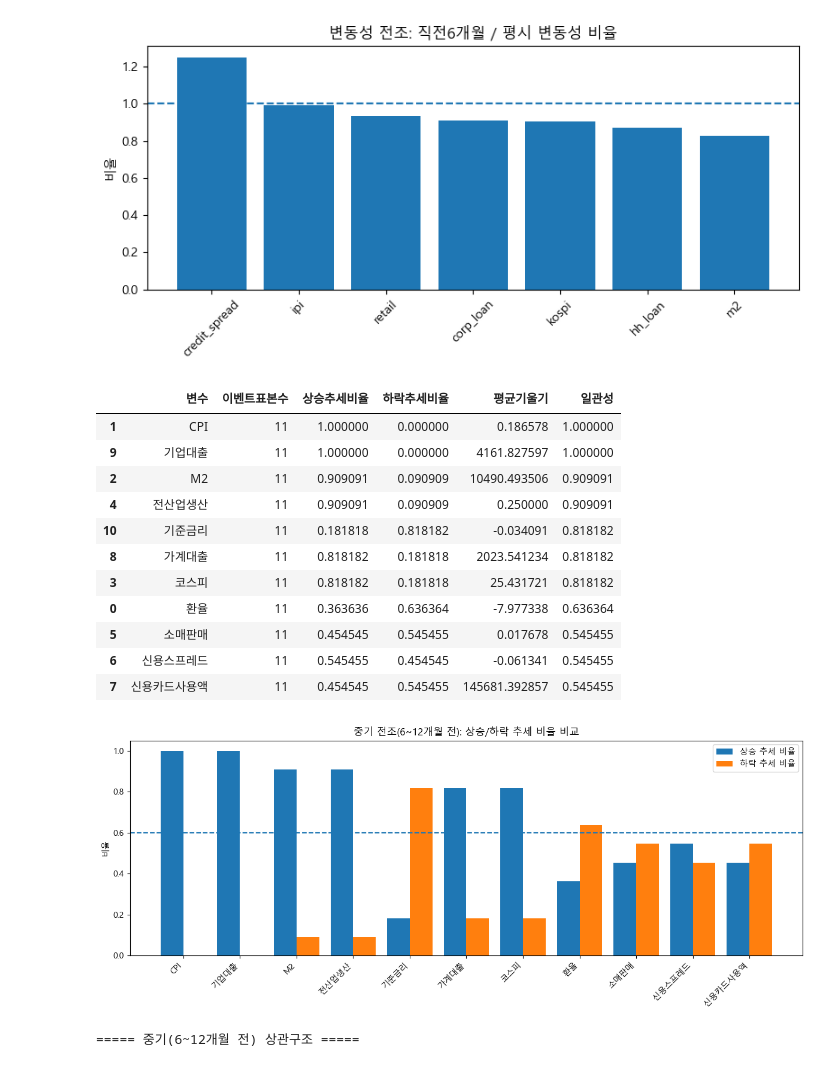
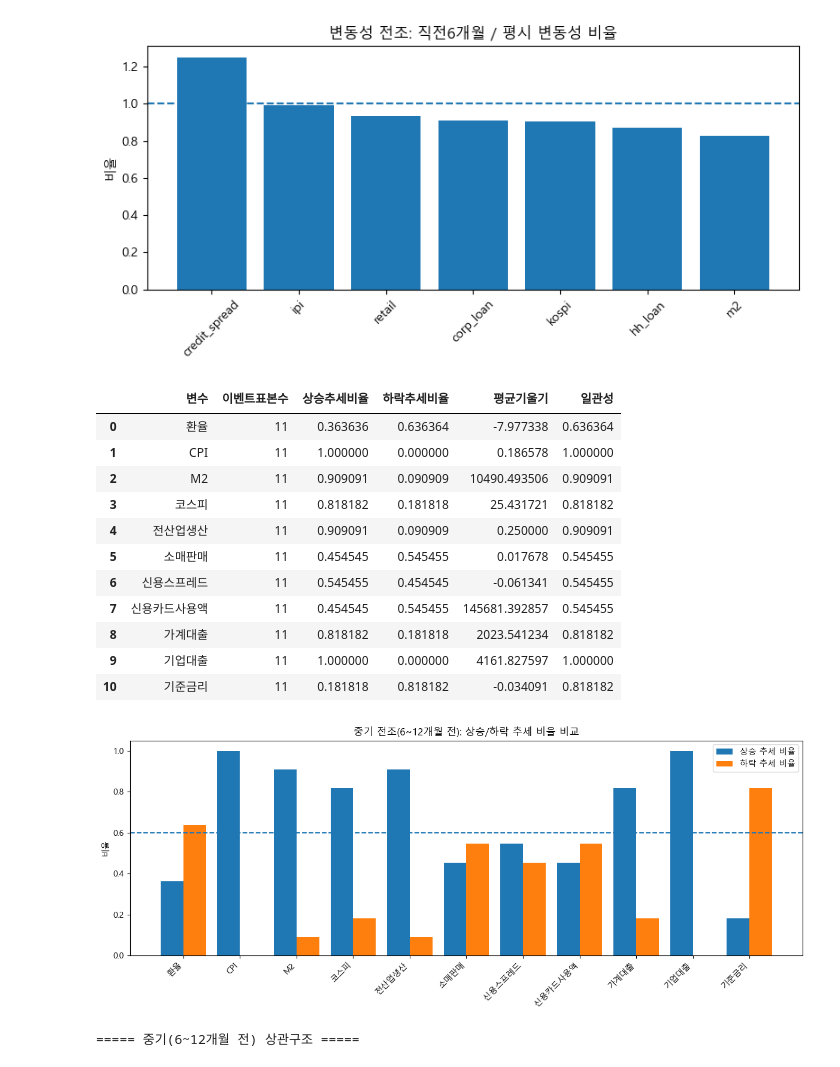
Before and after one commit to yoonsung1/final-project, a Jupyter notebook: 가은/전조증상.ipynb, the cells around one changed output. Saved outputs shown, nothing was run; the diff lists cells and outputs as text; code cells hidden in the pictures.

```diff
--- a/가은/전조증상.ipynb
+++ b/가은/전조증상.ipynb
@@ -475,6 +504,7 @@ plt.show()
 # %%
 # ============================================================
 # [중기 전조 1단계] 추세 분석: t-12 ~ t-6
+# - ✅ x축(변수) 순서: 단기와 동일하게 FIXED_ORDER 기준으로 고정
 # ============================================================
 
 WINDOW_MID = [-12, -11, -10, -9, -8, -7, -6]
@@ -504,61 +534,70 @@ for name in VARS.keys():
         continue
     rows_mid.append({
         "변수": name,
-        "이벤트표본수": len(arr),
-        "상승추세비율": (arr > 0).mean(),
-        "하락추세비율": (arr < 0).mean(),
-        "평균기울기": np.mean(arr),
+        "이벤트표본수": int(len(arr)),
+        "상승추세비율": float((arr > 0).mean()),
+        "하락추세비율": float((arr < 0).mean()),
+        "평균기울기": float(np.mean(arr)),
     })
 
 slope_mid_summary = pd.DataFrame(rows_mid)
 slope_mid_summary["일관성"] = slope_mid_summary[
-    ["상승추세비율","하락추세비율"]
+    ["상승추세비율", "하락추세비율"]
 ].max(axis=1)
 
-slope_mid_summary = slope_mid_summary.sort_values(
-    "일관성", ascending=False
+# -----------------------------
+# ✅ FIXED_ORDER 기준으로 재정렬 (단기 x축과 동일하게 고정)
+#   - 단기 코드에서 FIXED_ORDER를 이미 만들었으면 그대로 사용됨
+# -----------------------------
+slope_mid_summary = (
+    slope_mid_summary
+    .set_index("변수")
+    .reindex(FIXED_ORDER)
+    .dropna(how="all")
+    .reset_index()
 )
 
 display(slope_mid_summary)
 
-# 시각화 (✅ 상승/하락 같이)
+# -----------------------------
+# 시각화 (✅ 상승/하락 같이) - x축 순서 FIXED_ORDER 유지
+# -----------------------------
 plot_df = slope_mid_summary.copy()
-plot_df = plot_df.sort_values("일관성", ascending=False)
 
 labels = plot_df["변수"].tolist()
 up = plot_df["상승추세비율"].values
 down = plot_df["하락추세비율"].values
 
 x = np.arange(len(labels))
 w = 0.4
 
 plt.figure(figsize=(12,5))
 plt.bar(x - w/2, up, width=w, label="상승 추세 비율")
 plt.bar(x + w/2, down, width=w, label="하락 추세 비율")
 
 plt.axhline(0.6, linestyle="--")  # 필요 없으면 지워도 됨
 
 plt.xticks(x, labels, rotation=45, ha="right")
 plt.ylim(0, 1.05)
 plt.title("중기 전조(6~12개월 전): 상승/하락 추세 비율 비교")
 plt.ylabel("비율")
 plt.legend()
 plt.tight_layout()
 plt.show()
 # %% [output]
 |  | 변수 | 이벤트표본수 | 상승추세비율 | 하락추세비율 | 평균기울기 | 일관성 |
+| 0 | 환율 | 11 | 0.363636 | 0.636364 | -7.977338 | 0.636364 |
 | 1 | CPI | 11 | 1.000000 | 0.000000 | 0.186578 | 1.000000 |
-| 9 | 기업대출 | 11 | 1.000000 | 0.000000 | 4161.827597 | 1.000000 |
 | 2 | M2 | 11 | 0.909091 | 0.090909 | 10490.493506 | 0.909091 |
+| 3 | 코스피 | 11 | 0.818182 | 0.181818 | 25.431721 | 0.818182 |
 | 4 | 전산업생산 | 11 | 0.909091 | 0.090909 | 0.250000 | 0.909091 |
-| 10 | 기준금리 | 11 | 0.181818 | 0.818182 | -0.034091 | 0.818182 |
-| 8 | 가계대출 | 11 | 0.818182 | 0.181818 | 2023.541234 | 0.818182 |
-| 3 | 코스피 | 11 | 0.818182 | 0.181818 | 25.431721 | 0.818182 |
-| 0 | 환율 | 11 | 0.363636 | 0.636364 | -7.977338 | 0.636364 |
 | 5 | 소매판매 | 11 | 0.454545 | 0.545455 | 0.017678 | 0.545455 |
 | 6 | 신용스프레드 | 11 | 0.545455 | 0.454545 | -0.061341 | 0.545455 |
 | 7 | 신용카드사용액 | 11 | 0.454545 | 0.545455 | 145681.392857 | 0.545455 |
+| 8 | 가계대출 | 11 | 0.818182 | 0.181818 | 2023.541234 | 0.818182 |
+| 9 | 기업대출 | 11 | 1.000000 | 0.000000 | 4161.827597 | 1.000000 |
+| 10 | 기준금리 | 11 | 0.181818 | 0.818182 | -0.034091 | 0.818182 |
-[figure, old version]
+[figure, new version]
 # %%
 # ============================================================
 # [중기 구조 전조] 상관구조 변화: t-12 ~ t-6
```
Also changed, not shown: parts of 3 cells of this notebook.
